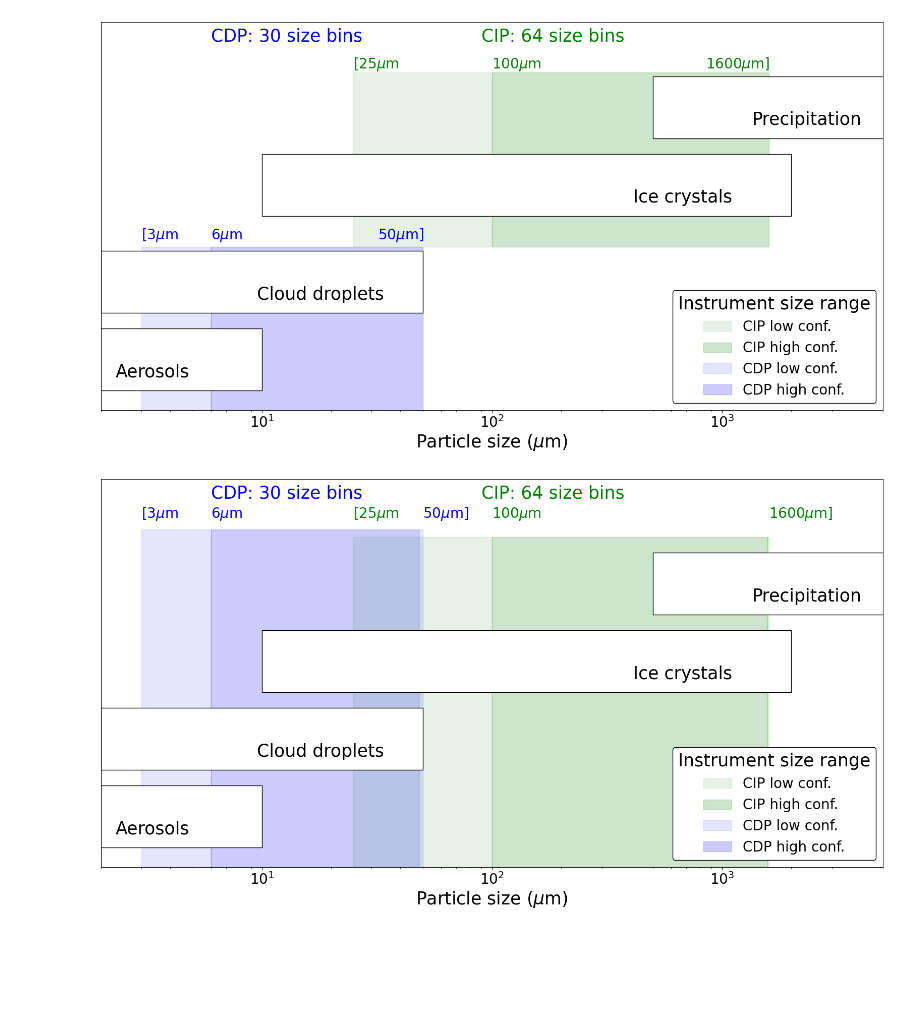
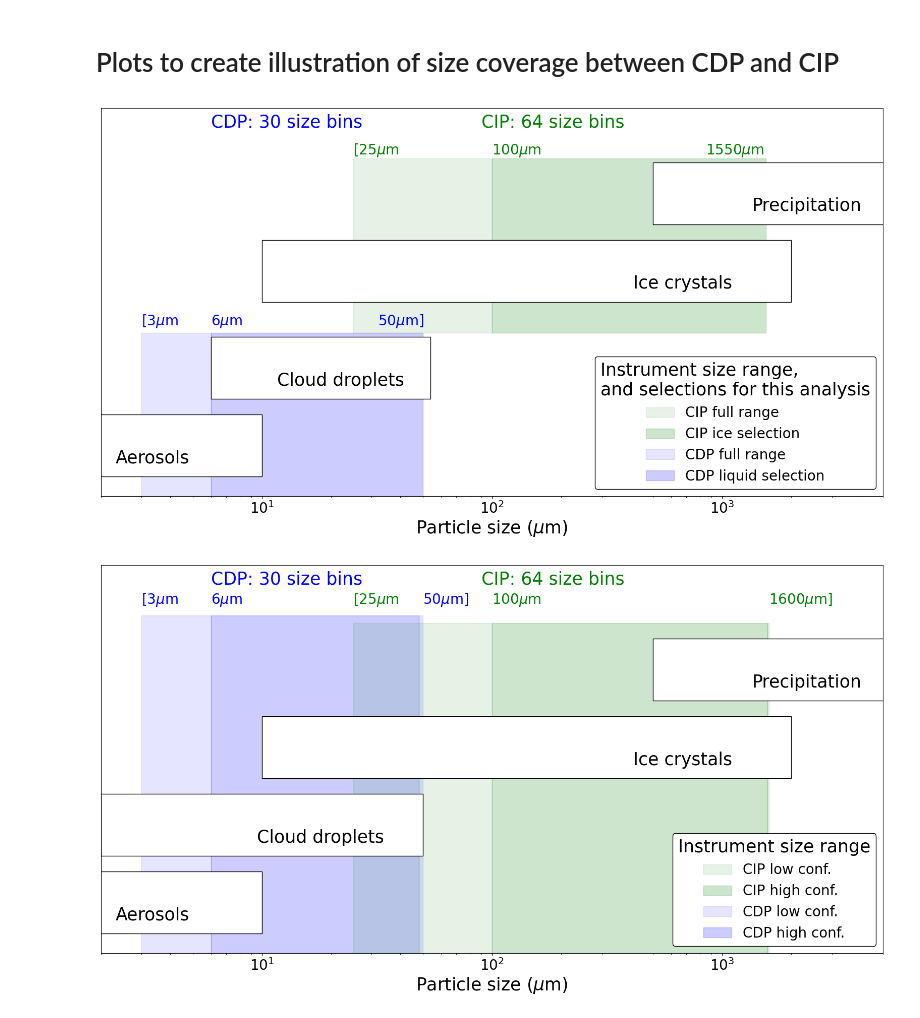
Before and after one commit to niellaNina/procIslasMicrophy, a Jupyter notebook: Illustration_plots.ipynb, the cells around one changed output. Drawn from its saved outputs; the diff is of its cells as text; code cells hidden in the pictures; blank space fills up the shorter version.

```diff
--- a/Illustration_plots.ipynb
+++ b/Illustration_plots.ipynb
@@ -1,3 +1,5 @@
+# %% [markdown]
+# Plots to create illustration of size coverage between CDP and CIP
 # %%
 import seaborn as sns
 import matplotlib.pyplot as plt
@@ -20,11 +27,13 @@ ax.text(32,0.44,'50$\mu$m]',color='b',fontsize=ss)
 
 # CIP span
 ax.axvspan(25,100,0.42,0.87, color='g', alpha=0.1)
-ax.axvspan(100,1600,0.42,0.87, color='g', alpha=0.2)
+ax.axvspan(100,1550,0.42,0.87, color='g', alpha=0.2)
+#ax.axvspan(1550,1600,0.42,0.87, color='g', alpha=0.1)
 ax.text(90,0.95,'CIP: 64 size bins',color='g', fontsize=hs)
 ax.text(25,0.88,'[25$\mu$m',color='g', fontsize = ss)
 ax.text(100,0.88,'100$\mu$m', color='g',fontsize=ss)
-ax.text(850,0.88,'1600$\mu$m]',color='g',fontsize=ss)
+ax.text(850,0.88,'1550$\mu$m',color='g',fontsize=ss)
+#ax.text(1560,0.88,'1600$\mu$m]',color='g',fontsize=ss)
 
 # Proxy artist for legends for the CIP and CDP span
 cip1_patch = plt.Rectangle((0, 0), 1, 1, color='g', alpha=0.1)
@@ -34,41 +43,41 @@ cdp2_patch = plt.Rectangle((0, 0), 1, 1, color='b', alpha=0.2)
 
 # Add legend
 plt.legend([cip1_patch, cip2_patch,cdp1_patch, cdp2_patch],
-           ['CIP low conf.', 'CIP high conf.','CDP low conf.', 'CDP high conf.'],
-           loc='lower right', title='Instrument size range', fontsize = ss ,title_fontsize=hs,
+           ['CIP full range', 'CIP ice selection','CDP full range', 'CDP liquid selection'],
+           loc='lower right', title='Instrument size range,\nand selections for this analysis', fontsize = ss ,title_fontsize=hs,
            framealpha=1, edgecolor='black')
 
 # Particle ranges
 #aerosols
 # Define properties for the boxes (x=10, 50 corresponds to log10)
 # (x, y, width, height)
 h=0.16 #height
 aero = (0.01, 0.05, 10, h) # aerosols 0.01 to 10 microm
-cloud = (2, 0.25, 48, h) # cloud droplet 2 to 50 micrometers
+cloud = (6, 0.25, 48, h) # cloud droplet 2 to 50 micrometers
 ice = (10, 0.50, 1990, h) # ice crystals 10 to 2000 micrometers
 precip = (500, 0.70, 5500, h) # 500 micrometers to several cm
 
 box_positions = [aero,cloud,ice, precip]  # (x, y, width)
 texts = ['Aerosols', 'Cloud droplets', 'Ice crystals', 'Precipitation']
 
 for (x, y, width, height), text in zip(box_positions, texts):
     # Create a rectangle box
     box = plt.Rectangle((x, y), width, height, facecolor='white', edgecolor='black')
     plt.gca().add_patch(box)
 
     # Annotate the box with text
     plt.text(x + width / 3, y + 0.035, text, horizontalalignment='center', fontsize=hs)
 
 y_axis = ax.axes.get_yaxis()
 y_axis.set_visible(False)
 
 ax.set_xscale('log')  # Set x-axis to log scale
 ax.set_xlim(2,5000)
 plt.xticks(fontsize=ss)
 ax.set_xlabel('Particle size ($\mu$m)', fontsize=hs)
-plt.savefig('sizes.png')
+plt.savefig('sizes.png',bbox_inches='tight',dpi=300)
 # %% [output]
-[figure, old version]
+[figure, new version]
 # %%
 # create an empty plot
 
```
Also changed, not shown: parts of 4 cells of this notebook, 24 other files.
